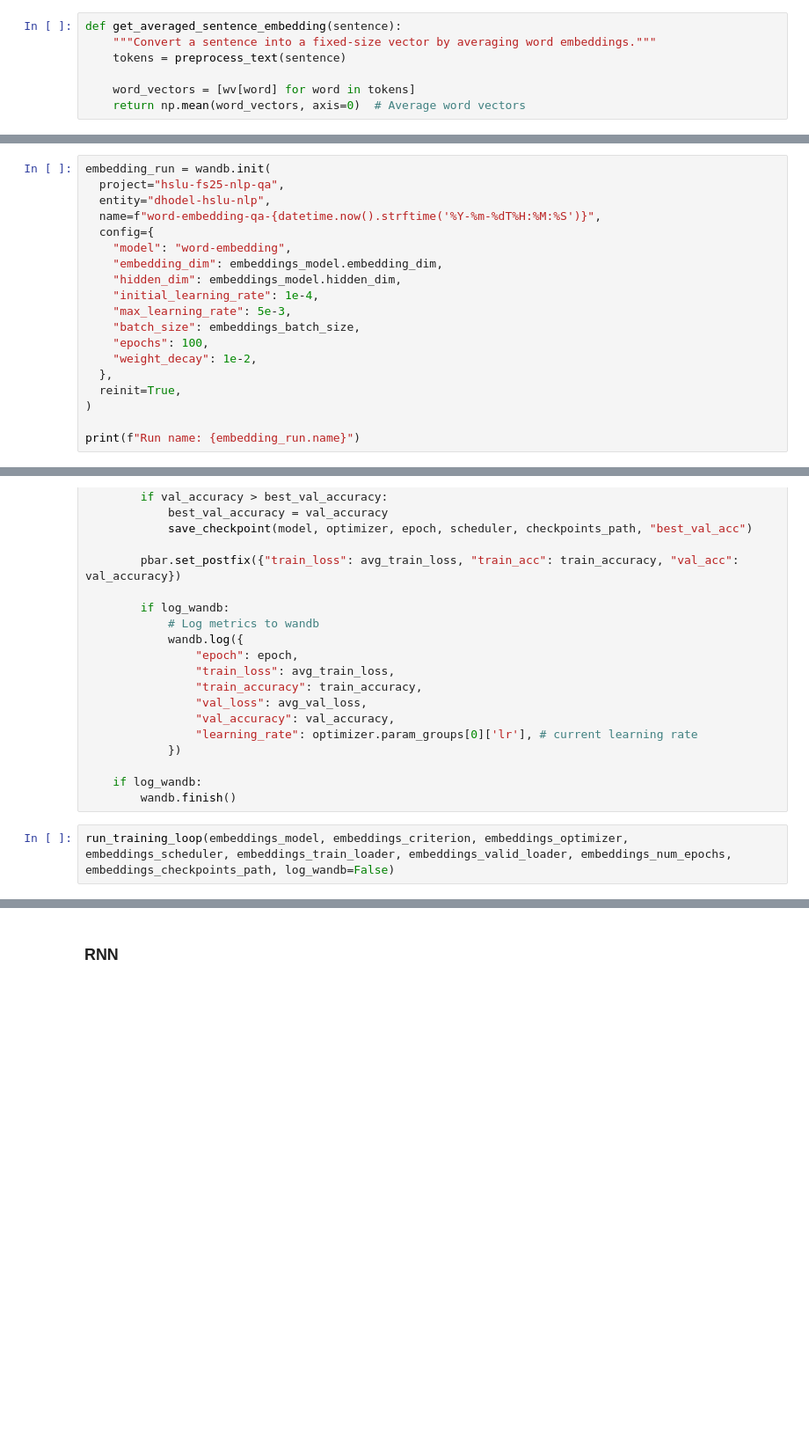
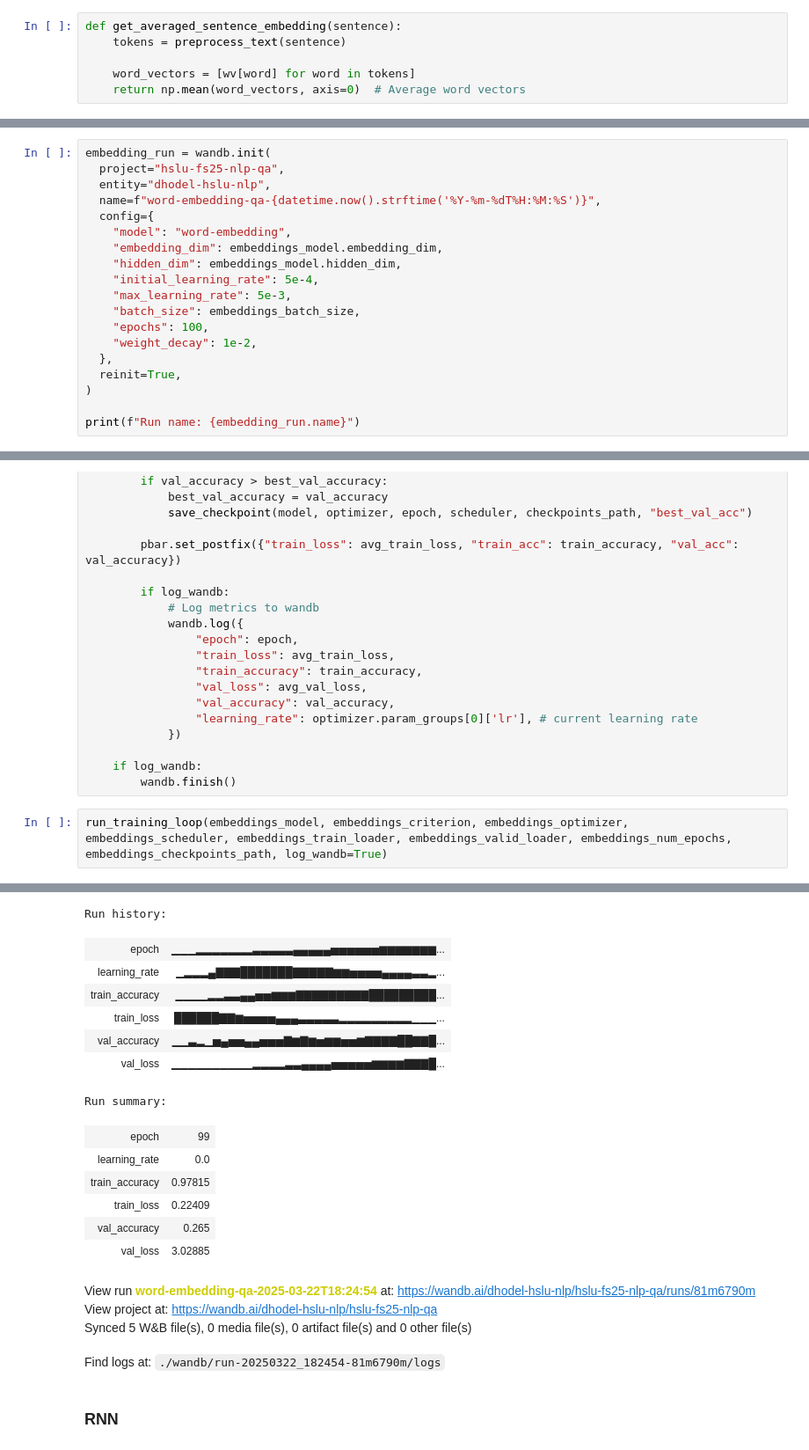
Before and after one commit to Davee02/HSLU.NLP, a Jupyter notebook: course_projects/project_1.ipynb, the cells around one changed output, grey strips where cells are left out. Shown at 88% size. Drawn from its saved outputs; the diff is of its cells as text; blank space fills up the shorter version.

```diff
--- a/course_projects/project_1.ipynb
+++ b/course_projects/project_1.ipynb
@@ -253,7 +255,6 @@ To be able to reduce each question and each choice to a single tensor, we need t
 In this case, we will use the mean of the word embeddings to represent the sentences. Each sentence is first preprocessed by tokenizing it and is then converted to word embeddings. The mean of the word embeddings is then calculated to represent the sentence.
 # %%
 def get_averaged_sentence_embedding(sentence):
-    """Convert a sentence into a fixed-size vector by averaging word embeddings."""
     tokens = preprocess_text(sentence)
 
     word_vectors = [wv[word] for word in tokens]
@@ -581,7 +574,7 @@ embedding_run = wandb.init(
     "model": "word-embedding",
     "embedding_dim": embeddings_model.embedding_dim,
     "hidden_dim": embeddings_model.hidden_dim,
-    "initial_learning_rate": 1e-4,
+    "initial_learning_rate": 5e-4,
     "max_learning_rate": 5e-3,
     "batch_size": embeddings_batch_size,
     "epochs": 100,
@@ -727,4 +722,5 @@ def run_training_loop(model, criterion, optimizer, scheduler, train_loader, vali
     if log_wandb:
         wandb.finish()
 # %%
-run_training_loop(embeddings_model, embeddings_criterion, embeddings_optimizer, embeddings_scheduler, embeddings_train_loader, embeddings_valid_loader, embeddings_num_epochs, embeddings_checkpoints_path, log_wandb=False)
+run_training_loop(embeddings_model, embeddings_criterion, embeddings_optimizer, embeddings_scheduler, embeddings_train_loader, embeddings_valid_loader, embeddings_num_epochs, embeddings_checkpoints_path, log_wandb=True)
+# %% [output]
@@ -731,3 +728,21 @@ run_training_loop(embeddings_model, embeddings_criterion, embeddings_optimizer,
+Run history:
+| epoch | ▁▁▁▂▂▂▂▂▂▂▃▃▃▃▃▄▄▄▄▄▅▅▅▅▅▅▆▆▆▆▆▆▆... |
+| learning_rate | ▁▂▂▂▄▇▇▇███████▇▇▇▇▇▆▆▅▅▅▅▄▄▄▄▃▃▂... |
+| train_accuracy | ▁▁▁▁▂▂▃▃▄▄▅▅▆▆▆▇▇▇▇▇▇▇▇▇█████████... |
+| train_loss | ██████▇▇▆▅▅▅▅▄▄▄▃▃▃▃▃▂▂▂▂▂▂▂▂▂▁▁▁... |
+| val_accuracy | ▁▁▃▂▁▅▄▅▅▄▄▅▅▅▇▆▇▆▅▆▆▅▅▆▇▇▇▇██▇▇█... |
+| val_loss | ▁▁▁▁▁▁▁▁▁▁▂▂▂▂▃▃▄▄▄▄▅▅▅▅▅▆▆▆▆▇▇▇█... |
+Run summary:
+| epoch | 99 |
+| learning_rate | 0.0 |
+| train_accuracy | 0.97815 |
+| train_loss | 0.22409 |
+| val_accuracy | 0.265 |
+| val_loss | 3.02885 |
+View run word-embedding-qa-2025-03-22T18:24:54 at: https://wandb.ai/dhodel-hslu-nlp/hslu-fs25-nlp-qa/runs/81m6790m
+View project at: https://wandb.ai/dhodel-hslu-nlp/hslu-fs25-nlp-qa
+Synced 5 W&B file(s), 0 media file(s), 0 artifact file(s) and 0 other file(s)
+Find logs at: ./wandb/run-20250322_182454-81m6790m/logs
 # %% [markdown]
 ### RNN
 # %%
```
Also changed, not shown: parts of 39 cells of this notebook.
